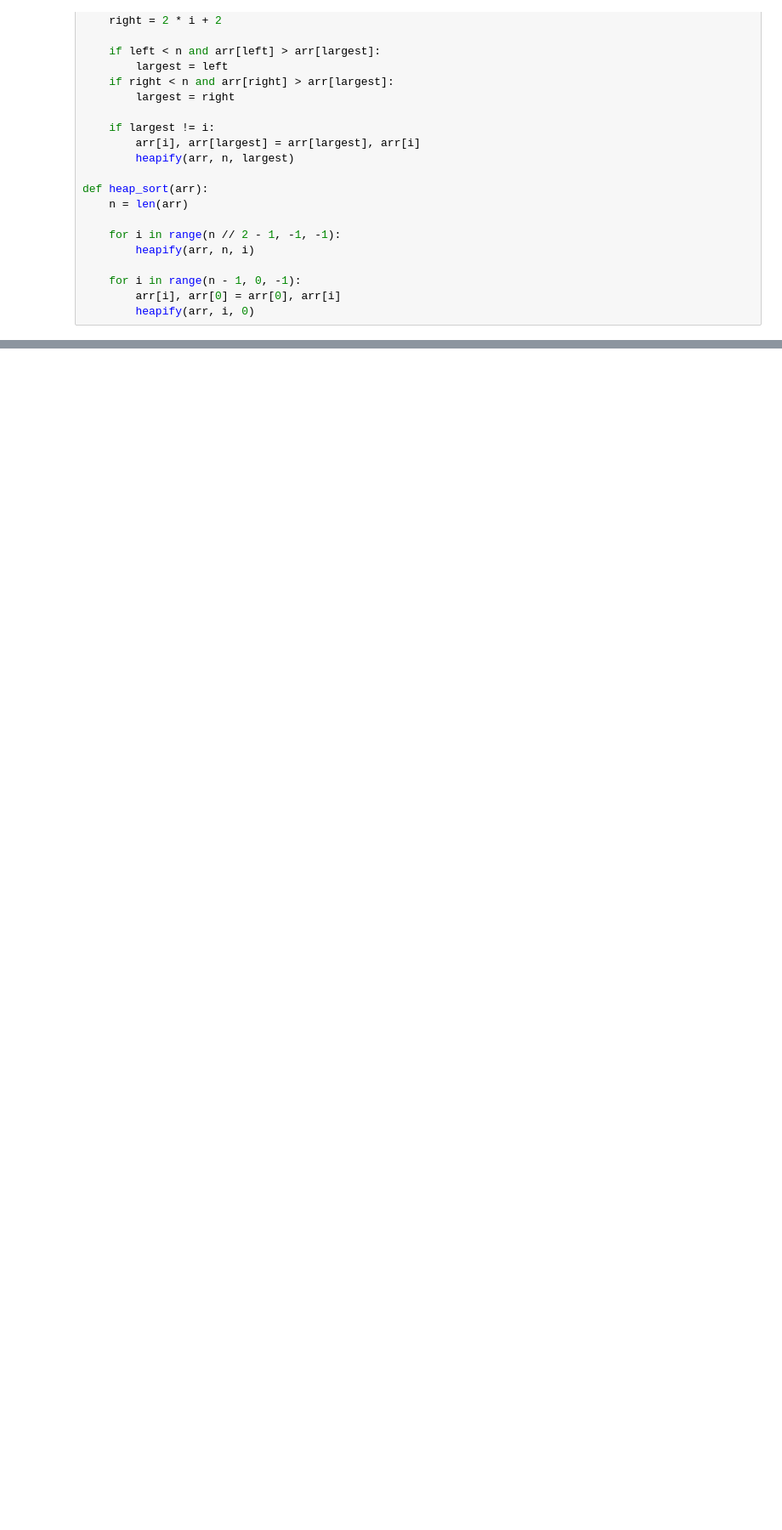
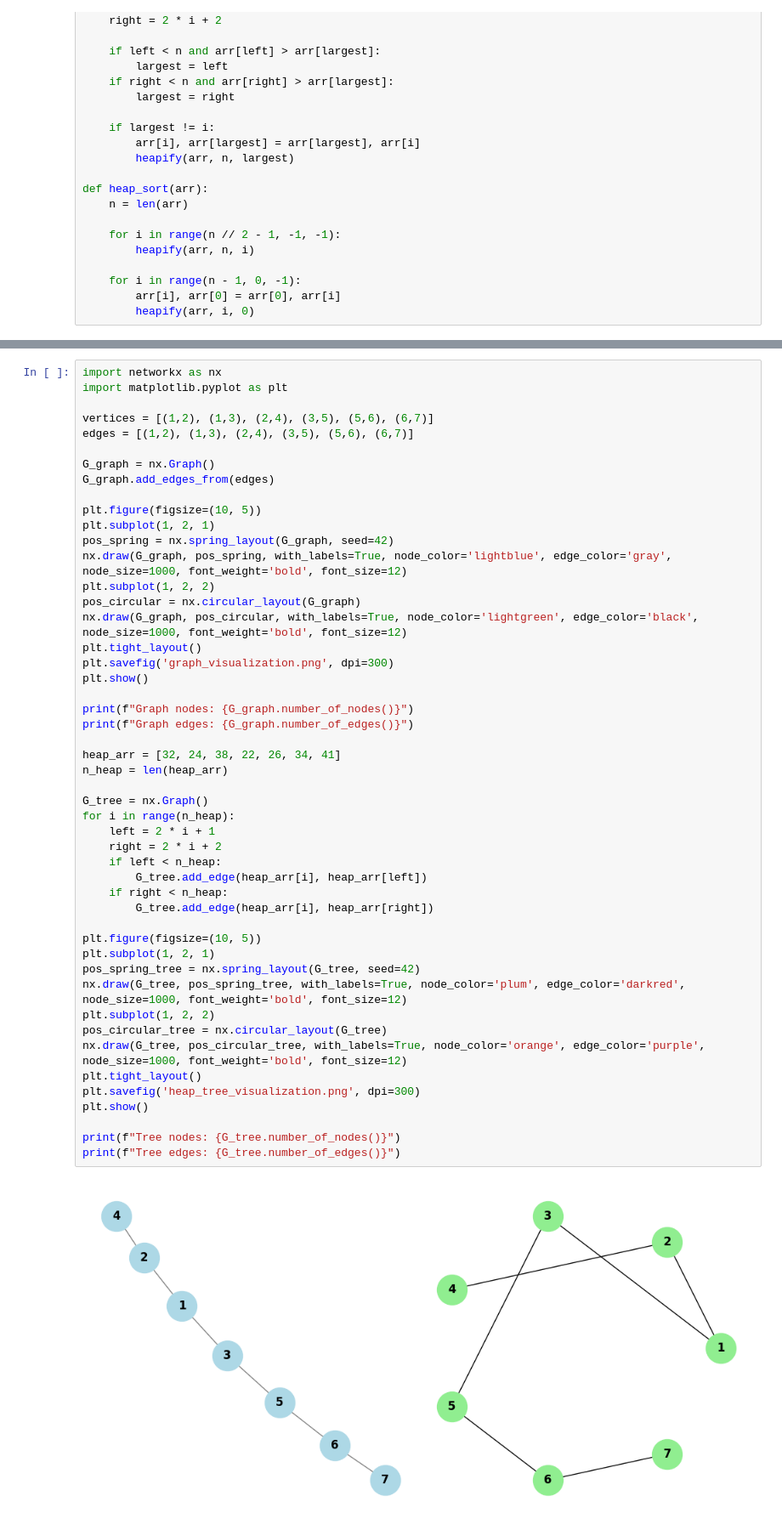
Before and after one commit to dianasoboleva1538-sketch/algoritm_tsib-23, a Jupyter notebook: _3.ipynb, the cells around one changed output, grey strips where cells are left out. Shown at 85% size. Saved outputs shown, nothing was run; the diff lists cells and outputs as text; blank space fills up the shorter version.

```diff
--- a/_3.ipynb
+++ b/_3.ipynb
@@ -47,3 +47,54 @@ def heap_sort(arr):
         heapify(arr, i, 0)
 # %% [markdown]
 ![Снимок экрана 2026-05-20 102604.png](embedded-picture-1)
+# %%
+import networkx as nx
+import matplotlib.pyplot as plt
+
+vertices = [(1,2), (1,3), (2,4), (3,5), (5,6), (6,7)]
+edges = [(1,2), (1,3), (2,4), (3,5), (5,6), (6,7)]
+
+G_graph = nx.Graph()
+G_graph.add_edges_from(edges)
+
+plt.figure(figsize=(10, 5))
+plt.subplot(1, 2, 1)
+pos_spring = nx.spring_layout(G_graph, seed=42)
+nx.draw(G_graph, pos_spring, with_labels=True, node_color='lightblue', edge_color='gray', node_size=1000, font_weight='bold', font_size=12)
+plt.subplot(1, 2, 2)
+pos_circular = nx.circular_layout(G_graph)
+nx.draw(G_graph, pos_circular, with_labels=True, node_color='lightgreen', edge_color='black', node_size=1000, font_weight='bold', font_size=12)
+plt.tight_layout()
+plt.savefig('graph_visualization.png', dpi=300)
+plt.show()
+
+print(f"Graph nodes: {G_graph.number_of_nodes()}")
+print(f"Graph edges: {G_graph.number_of_edges()}")
+
+heap_arr = [32, 24, 38, 22, 26, 34, 41]
+n_heap = len(heap_arr)
+
+G_tree = nx.Graph()
+for i in range(n_heap):
+    left = 2 * i + 1
+    right = 2 * i + 2
+    if left < n_heap:
+        G_tree.add_edge(heap_arr[i], heap_arr[left])
+    if right < n_heap:
+        G_tree.add_edge(heap_arr[i], heap_arr[right])
+
+plt.figure(figsize=(10, 5))
+plt.subplot(1, 2, 1)
+pos_spring_tree = nx.spring_layout(G_tree, seed=42)
+nx.draw(G_tree, pos_spring_tree, with_labels=True, node_color='plum', edge_color='darkred', node_size=1000, font_weight='bold', font_size=12)
+plt.subplot(1, 2, 2)
+pos_circular_tree = nx.circular_layout(G_tree)
+nx.draw(G_tree, pos_circular_tree, with_labels=True, node_color='orange', edge_color='purple', node_size=1000, font_weight='bold', font_size=12)
+plt.tight_layout()
+plt.savefig('heap_tree_visualization.png', dpi=300)
+plt.show()
+
+print(f"Tree nodes: {G_tree.number_of_nodes()}")
+print(f"Tree edges: {G_tree.number_of_edges()}")
+# %% [output]
+[figure, added]
```
Also changed, not shown: parts of 3 cells of this notebook.
